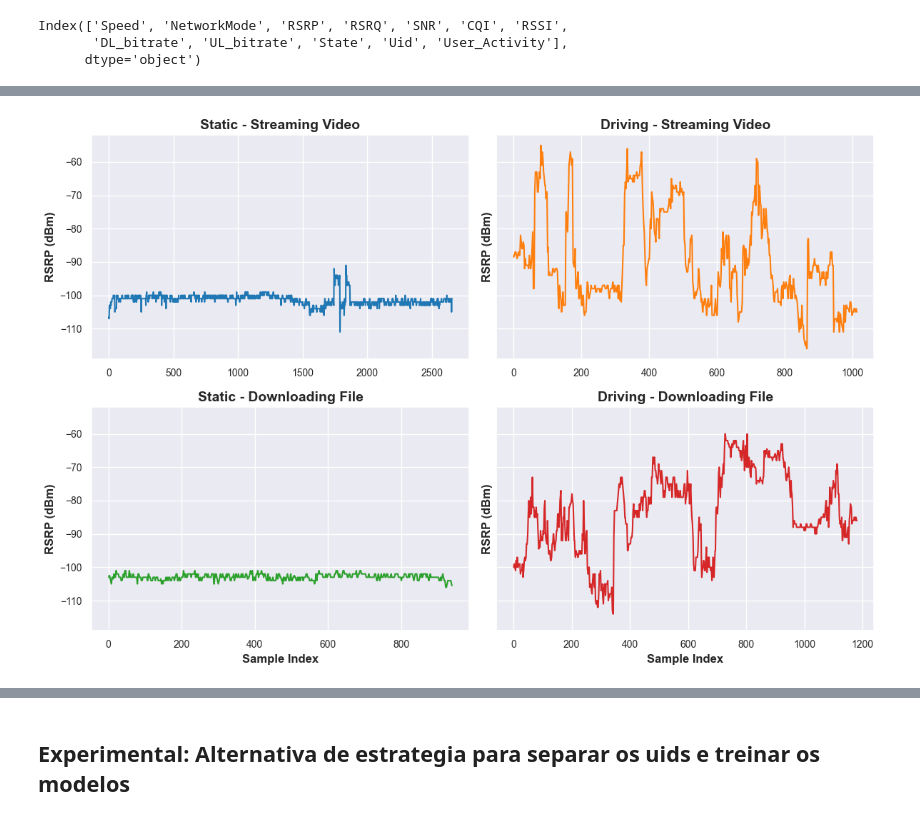
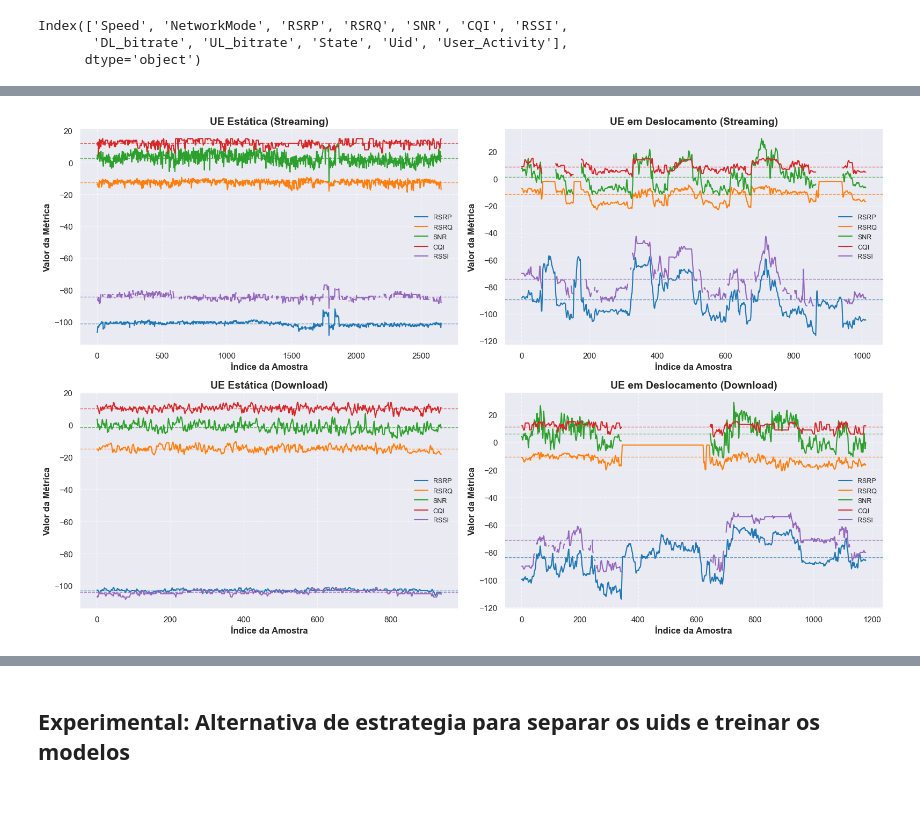
Before and after one commit to ejs94/5g-forecasting, a Jupyter notebook: notebooks/2_eda.ipynb, the cells around one changed output, grey strips where cells are left out. Drawn from its saved outputs; the diff is of its cells as text; code cells hidden in the pictures.

Commit message:
update: creating data for methodology

```diff
--- a/notebooks/2_eda.ipynb
+++ b/notebooks/2_eda.ipynb
@@ -184,57 +197,61 @@ plt.show()
 # %%
 # Selecionar um usuário específico de cada cenário
 uid_static_strm = list_static_strm.Uid.unique()[3]
 uid_driving_strm = list_driving_strm.Uid.unique()[3]
 uid_static_down = list_static_down.Uid.unique()[3]
 uid_driving_down = list_driving_down.Uid.unique()[3]
 
-# Criar a figura com 2 linhas e 2 colunas de subgráficos, compartilhando o eixo Y
-fig, axes = plt.subplots(2, 2, figsize=(12, 8), sharex=False, sharey=True)
+# Definir as métricas que serão plotadas
+metricas = ["RSRP", "RSRQ", "SNR", "CQI", "RSSI"]
 
-# Definição de cores e estilos de linha
-colors = ["#1f77b4", "#ff7f0e", "#2ca02c", "#d62728"]  # Azul, Laranja, Verde, Vermelho
-# linestyles = ["dashed", "dashed", "dashdot", "dashdot"]
-linestyles = ["solid", "solid", "solid", "solid"]
-window_size = 2  # Tamanho da média móvel para suavização
+# Criar a figura com 2 linhas e 2 colunas de subgráficos
+fig, axes = plt.subplots(2, 2, figsize=(16, 10), sharex=False, sharey=False)
 
+# Definição de estilos
+cores = ["#1f77b4", "#ff7f0e", "#2ca02c", "#d62728", "#9467bd"]
+tamanho_janela = 3  # tamanho da média móvel
 
-def plot_rsrp(ax, data, uid, color, linestyle):
-    subset = data.query(f"Uid == '{uid}'")
-    smooth_rsrp = subset["RSRP"].rolling(window=window_size, center=True).mean()
+def plotar_metrica(ax, dados, uid, metrica, cor):
+    subset = dados.query(f"Uid == '{uid}'")
+    suavizado = subset[metrica].rolling(window=tamanho_janela, center=True).mean()
     ax.plot(
-        range(len(smooth_rsrp)),
-        smooth_rsrp,
-        color=color,
-        linestyle=linestyle,
+        range(len(suavizado)),
+        suavizado,
+        color=cor,
         linewidth=1.5,
+        label=metrica,
     )
-    # ax.axhline(y=subset["RSRP"].mean(), color="gray", linestyle="--", linewidth=1)
+    ax.axhline(
+        y=subset[metrica].mean(),
+        color=cor,
+        linestyle="--",
+        linewidth=1,
+        alpha=0.7
+    )
 
-
-# Plotar RSRP com suavização e linha média
-plot_rsrp(axes[0, 0], list_static_strm, uid_static_strm, colors[0], linestyles[0])
-plot_rsrp(axes[0, 1], list_driving_strm, uid_driving_strm, colors[1], linestyles[1])
-plot_rsrp(axes[1, 0], list_static_down, uid_static_down, colors[2], linestyles[2])
-plot_rsrp(axes[1, 1], list_driving_down, uid_driving_down, colors[3], linestyles[3])
-
-# Adicionar títulos e ajustes de fonte
-titles = [
-    ["Static - Streaming Video", "Driving - Streaming Video"],
-    ["Static - Downloading File", "Driving - Downloading File"],
+# Definir os 4 cenários
+cenarios = [
+    (axes[0, 0], list_static_strm, uid_static_strm, "UE Estática (Streaming)"),
+    (axes[0, 1], list_driving_strm, uid_driving_strm, "UE em Deslocamento (Streaming)"),
+    (axes[1, 0], list_static_down, uid_static_down, "UE Estática (Download)"),
+    (axes[1, 1], list_driving_down, uid_driving_down, "UE em Deslocamento (Download)"),
 ]
 
-for i in range(2):
-    for j in range(2):
-        axes[i, j].set_title(titles[i][j], fontsize=14, fontweight="bold")
-        axes[i, j].set_ylabel("RSRP (dBm)", fontsize=12)
-        axes[i, j].tick_params(axis="both", labelsize=10)
+# Plotar todas as métricas em cada subplot
+for ax, dados, uid, titulo in cenarios:
+    for metrica, cor in zip(metricas, cores):
+        if metrica in dados.columns:  # segurança caso alguma métrica não exista
+            plotar_metrica(ax, dados, uid, metrica, cor)
+    ax.set_title(titulo, fontsize=14, fontweight="bold")
+    ax.legend(fontsize=9, loc="center right")
+    ax.grid(True, linestyle="--", alpha=0.6)
+    ax.set_xlabel("Índice da Amostra", fontsize=12)
+    ax.set_ylabel("Valor da Métrica", fontsize=12)
 
-# Ajustar rótulos do eixo X apenas na última linha
-for ax in axes[1, :]:
-    ax.set_xlabel("Sample Index", fontsize=12)
+plt.tight_layout()
 
-plt.subplots_adjust(hspace=0.3, wspace=0.2)
-plt.tight_layout()
+plt.savefig("metricas_qos_ue.png", dpi=300, bbox_inches="tight")
+
 plt.show()
 # %% [output]
-[figure, old version]
+[figure, new version]
```
Also changed, not shown: parts of 38 cells of this notebook, 7 other files.
